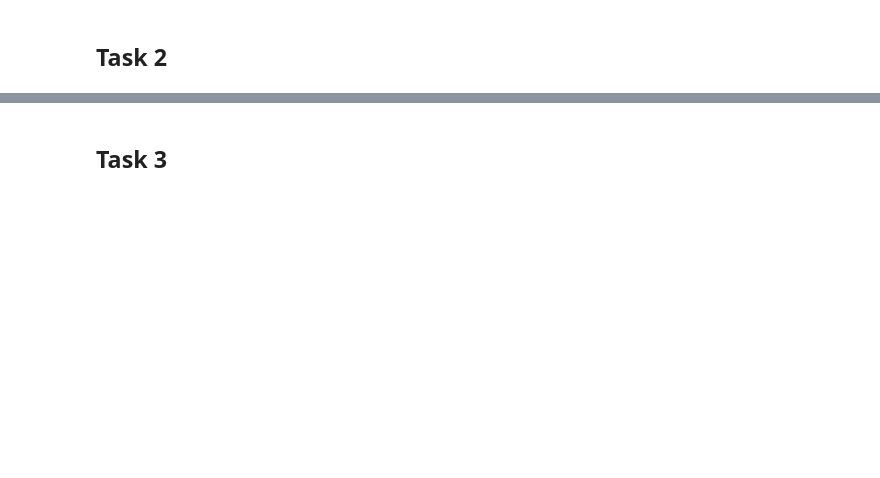
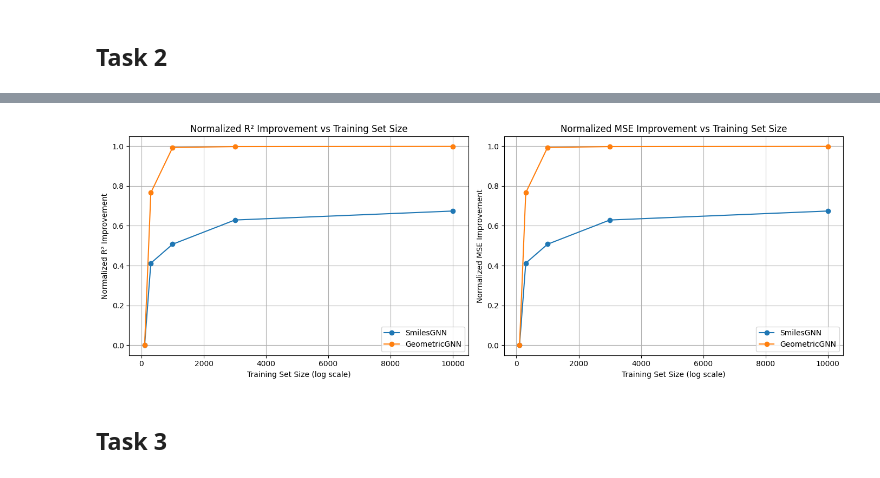
Before and after one commit to DanDan201/DL-Assignment2, a Jupyter notebook: ass2_skeleton.ipynb, the cells around one changed output, grey strips where cells are left out. Cells and saved outputs as stored; diff of their text form; code cells hidden in the pictures; blank space fills up the shorter version.

```diff
--- a/ass2_skeleton.ipynb
+++ b/ass2_skeleton.ipynb
@@ -330,2 +715,19 @@ gnn = FormationEnergyGNN(node_feat_dim=14, hidden_dim=32, num_layers=5)
 # %% [markdown]
 ## Task 2
+# %%
+subset_sizes = [100,300,1000,3000,10000]
+# %%
+# Training all SMILES Models
+for size in subset_sizes:
+        model = SmilesGNN(hidden_dim=128, node_dim=139, edge_dim=30).to(device)
+        optimizer = torch.optim.Adam(model.parameters(), lr=0.0001)
+        loss = nn.MSELoss()
+        indices = random.sample(range(len(train_smiles_data)), size)
+        subset = Subset(train_smiles_data, indices)
+        loader = DataLoader(subset, batch_size=32, shuffle=True)
+
+        for epoch in range(1, 51):
+            train_loss = smilesTrain(model, loader, loss, optimizer)
+            test_loss = smilesTest(model, smiles_test_loader, loss)
+            print(f"Size {size:06d} | Epoch {epoch:03d} | Train Loss: {train_loss:.4f} | Test Loss: {test_loss:.4f}")
+        torch.save(model.state_dict(), f'SMILES_model_subset_{size}.pth')
@@ -332,2 +860,45 @@ gnn = FormationEnergyGNN(node_feat_dim=14, hidden_dim=32, num_layers=5)
+# %%
+smiles_r2s = np.array(smiles_r2s)
+smiles_mses = np.array(smiles_mses)
+geo_r2s = np.array(geo_r2s)
+geo_mses = np.array(geo_mses)
+sizes = np.array(subset_sizes)
+
+def normalized_improvement_r2(r2_scores):
+    baseline = r2_scores[0]
+    return (r2_scores - baseline) / (1 - baseline)
+
+def normalized_improvement_mse(mse_scores):
+    baseline = mse_scores[0]
+    return (baseline - mse_scores) / baseline
+
+smiles_r2_norm = normalized_improvement_r2(smiles_r2s)
+geo_r2_norm = normalized_improvement_r2(geo_r2s)
+
+smiles_mse_norm = normalized_improvement_mse(smiles_mses)
+geo_mse_norm = normalized_improvement_mse(geo_mses)
+
+fig, axs = plt.subplots(1, 2, figsize=(14,5))
+
+axs[0].plot(sizes, smiles_r2_norm, marker='o', label='SmilesGNN')
+axs[0].plot(sizes, geo_r2_norm, marker='o', label='GeometricGNN')
+axs[0].set_xlabel('Training Set Size (log scale)')
+axs[0].set_ylabel('Normalized R² Improvement')
+axs[0].set_title('Normalized R² Improvement vs Training Set Size')
+axs[0].legend()
+axs[0].grid(True)
+
+axs[1].plot(sizes, smiles_mse_norm, marker='o', label='SmilesGNN')
+axs[1].plot(sizes, geo_mse_norm, marker='o', label='GeometricGNN')
+axs[1].set_xlabel('Training Set Size (log scale)')
+axs[1].set_ylabel('Normalized MSE Improvement')
+axs[1].set_title('Normalized MSE Improvement vs Training Set Size')
+axs[1].legend()
+axs[1].grid(True)
+
+plt.tight_layout()
+plt.show()
+# %% [output]
+[figure, added]
 # %% [markdown]
 ## Task 3
```
Also changed, not shown: parts of 38 cells of this notebook, 13 other files.
